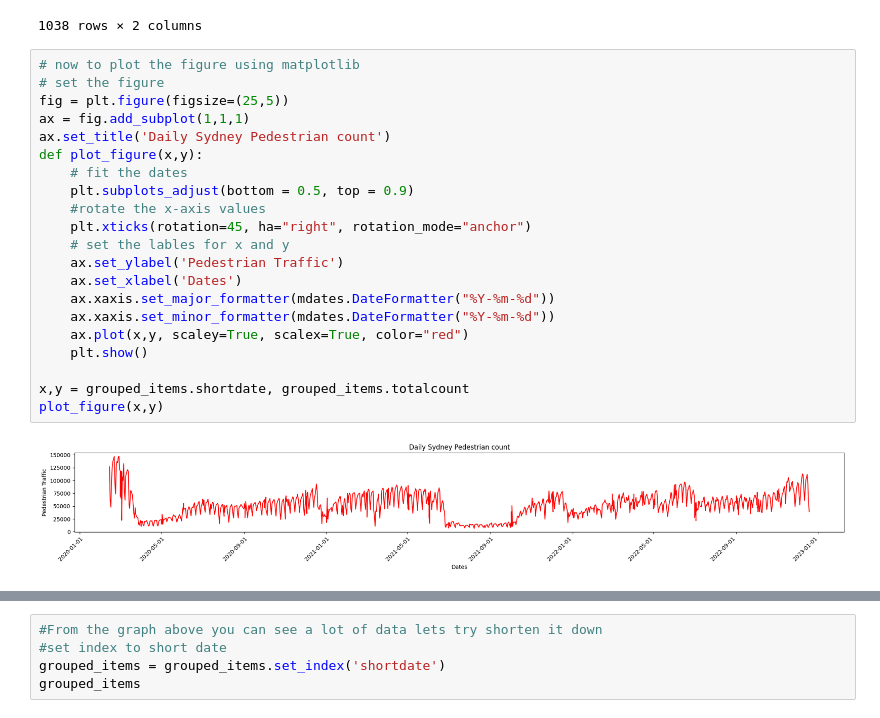
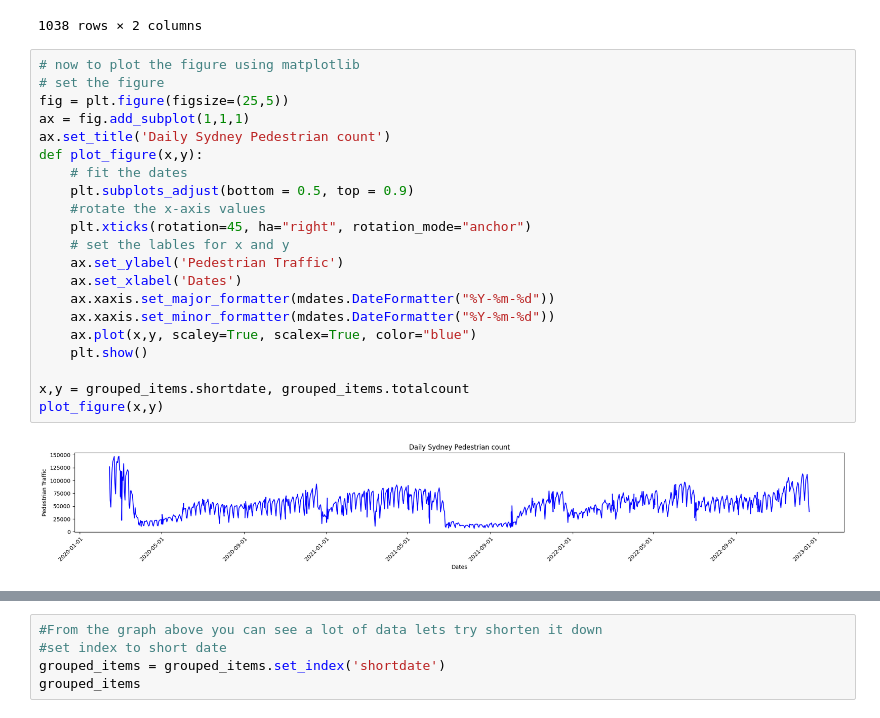
Before and after one commit to Gsirron/DataScience-sydney-pedestrians, a Jupyter notebook: Covid_activity.ipynb, the cells around one changed output, grey strips where cells are left out. Saved outputs shown, nothing was run; the diff lists cells and outputs as text.

```diff
--- a/Covid_activity.ipynb
+++ b/Covid_activity.ipynb
@@ -123,26 +123,26 @@ grouped_items
 # %%
 # now to plot the figure using matplotlib
 # set the figure
 fig = plt.figure(figsize=(25,5))
 ax = fig.add_subplot(1,1,1)
 ax.set_title('Daily Sydney Pedestrian count')
 def plot_figure(x,y):
 	# fit the dates
 	plt.subplots_adjust(bottom = 0.5, top = 0.9)
 	#rotate the x-axis values
 	plt.xticks(rotation=45, ha="right", rotation_mode="anchor")
 	# set the lables for x and y
 	ax.set_ylabel('Pedestrian Traffic')
 	ax.set_xlabel('Dates')
 	ax.xaxis.set_major_formatter(mdates.DateFormatter("%Y-%m-%d"))
 	ax.xaxis.set_minor_formatter(mdates.DateFormatter("%Y-%m-%d"))
-	ax.plot(x,y, scaley=True, scalex=True, color="red")
+	ax.plot(x,y, scaley=True, scalex=True, color="blue")
 	plt.show()
 
 x,y = grouped_items.shortdate, grouped_items.totalcount
 plot_figure(x,y)
 # %% [output]
-[figure, old version]
+[figure, new version]
 # %%
 # From the Plot above you can see there are some events where the activity has reduced significantly by the lockdown dates
 # lockdown dates where from 31-3--20 to 1-7-20 and 23-8-21 to 11-10-21
```
Also changed, not shown: parts of 3 cells of this notebook.
